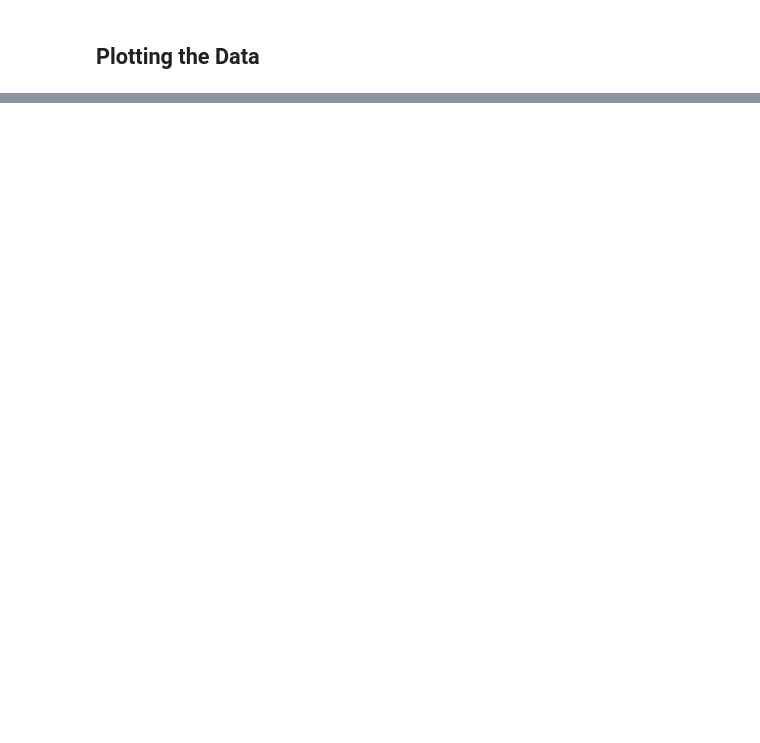
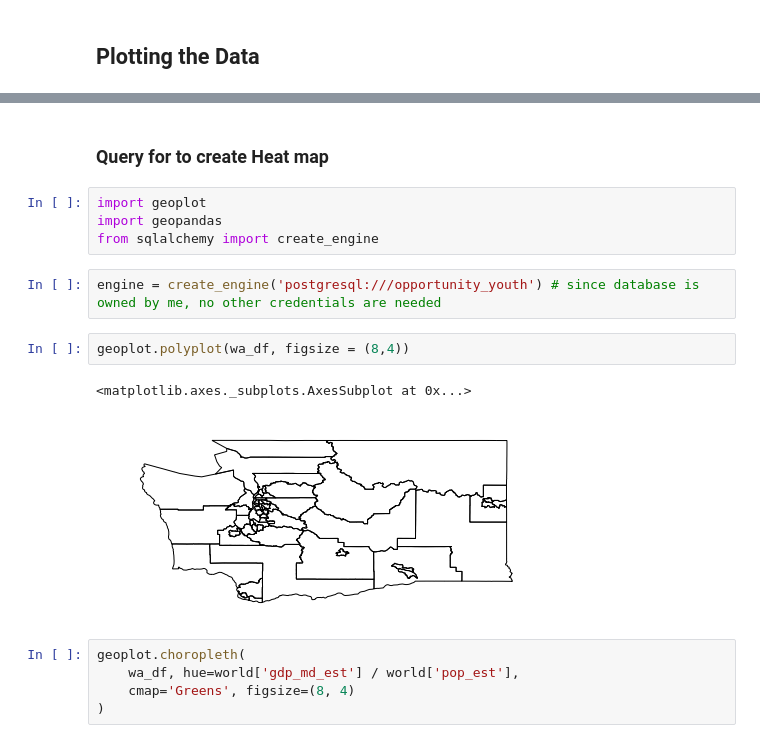
Before and after one commit to Lucaswb/project1_flatiron, a Jupyter notebook: Mapping data.ipynb, the cells around one changed output, grey strips where cells are left out. Saved outputs shown, nothing was run; the diff lists cells and outputs as text; blank space fills up the shorter version.

```diff
--- a/Mapping data.ipynb
+++ b/Mapping data.ipynb
@@ -117,0 +121,18 @@ ax[0].legend(handles=[red_patch, green_patch, blue_patch], loc = 4, prop = {'siz
+# %% [markdown]
+### Query for to create Heat map
+# %%
+import geoplot
+import geopandas
+from sqlalchemy import create_engine
+# %%
+engine = create_engine('postgresql:///opportunity_youth') # since database is owned by me, no other credentials are needed
+# %%
+geoplot.polyplot(wa_df, figsize = (8,4))
+# %% [output]
+<matplotlib.axes._subplots.AxesSubplot at 0x...>
+[figure, added]
+# %%
+geoplot.choropleth(
+    wa_df, hue=world['gdp_md_est'] / world['pop_est'],
+    cmap='Greens', figsize=(8, 4)
+)
```
Also changed, not shown: parts of 3 cells of this notebook, 2 other files.
